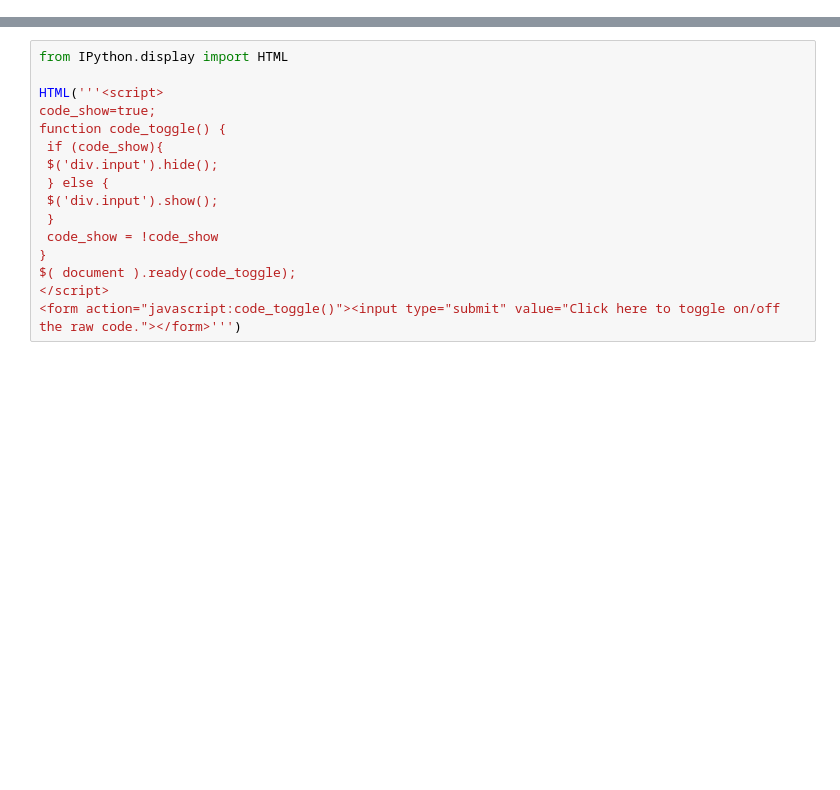
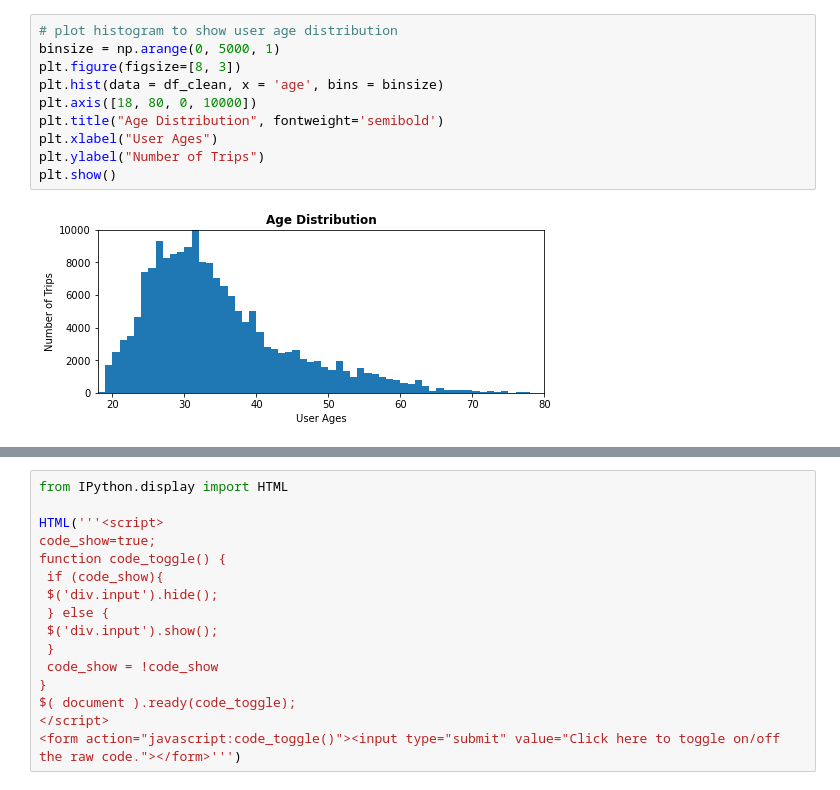
Before and after one commit to cman1836/DataVisualization, a Jupyter notebook: SlideShow.ipynb, the cells around one changed output, grey strips where cells are left out. Saved outputs shown, nothing was run; the diff lists cells and outputs as text; blank space fills up the shorter version.

```diff
--- a/SlideShow.ipynb
+++ b/SlideShow.ipynb
@@ -129,0 +35,12 @@ plt.show()
+# %%
+# plot histogram to show user age distribution
+binsize = np.arange(0, 5000, 1)
+plt.figure(figsize=[8, 3])
+plt.hist(data = df_clean, x = 'age', bins = binsize)
+plt.axis([18, 80, 0, 10000])
+plt.title("Age Distribution", fontweight='semibold')
+plt.xlabel("User Ages")
+plt.ylabel("Number of Trips")
+plt.show()
+# %% [output]
+[figure, added]
```
Also changed, not shown: parts of 44 cells of this notebook, 1 other file.
